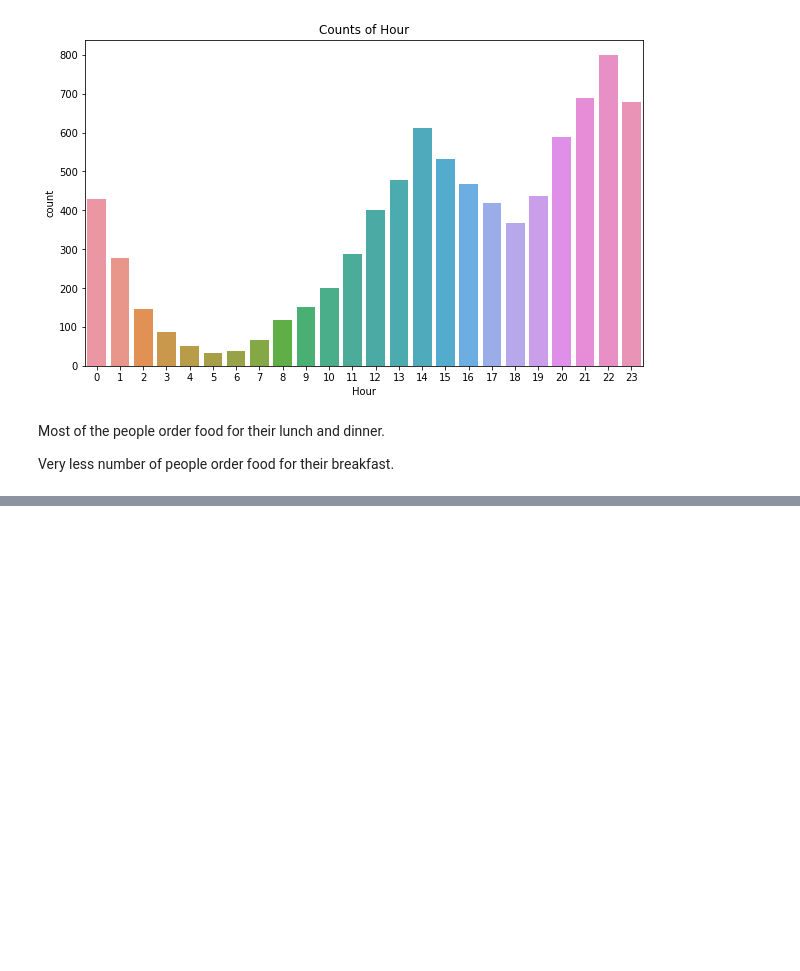
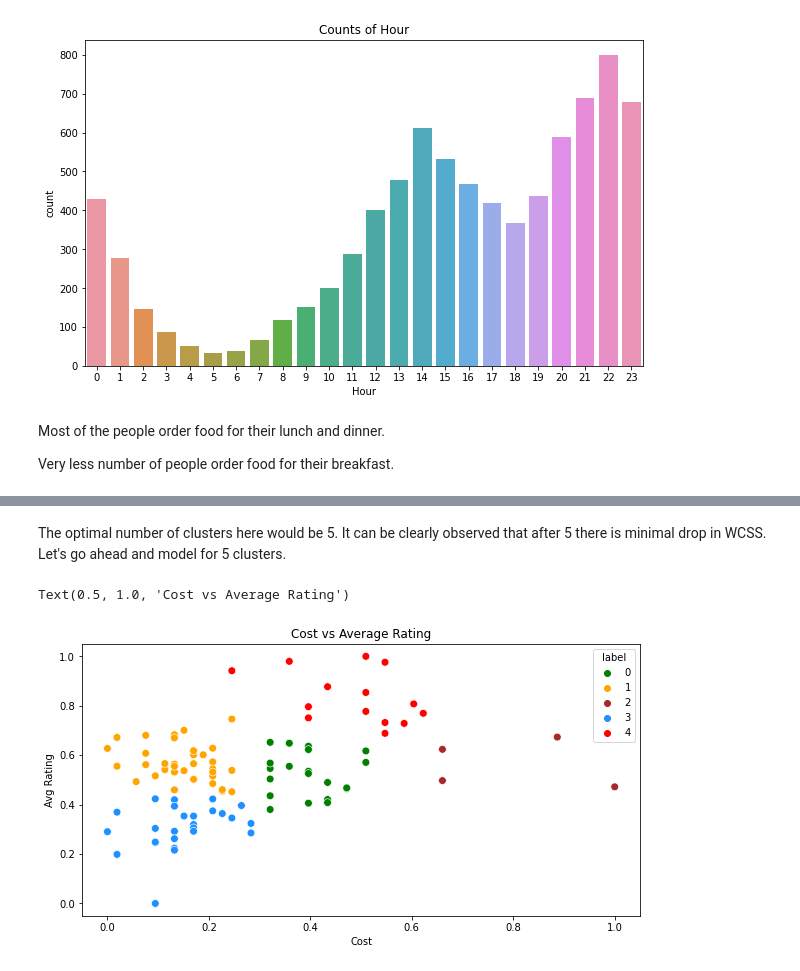
Before and after one commit to Srijan-Rai/Zomato-Restaurant-Clustering, a Jupyter notebook: ZOMATO_RESTAURANT_CLUSTERING_AND_SENTIMENT_ANALYSIS.ipynb, the cells around one changed output, grey strips where cells are left out. Saved outputs shown, nothing was run; the diff lists cells and outputs as text; code cells hidden in the pictures; blank space fills up the shorter version.

```diff
--- a/ZOMATO_RESTAURANT_CLUSTERING_AND_SENTIMENT_ANALYSIS.ipynb
+++ b/ZOMATO_RESTAURANT_CLUSTERING_AND_SENTIMENT_ANALYSIS.ipynb
@@ -557,0 +654,20 @@ Very less number of people order food for their breakfast.
+# %% [markdown]
+The optimal number of clusters here would be 5. It can be clearly observed that after 5 there is minimal drop in WCSS. Let's go ahead and model for 5 clusters.
+# %%
+#create a copy
+kmeans_df1 = scaled_df.copy()
+#fit predict kmeans on 5 clusters
+model1 = KMeans(n_clusters=5,random_state= 42)
+pred_1 = model1.fit_predict(kmeans_df1[['Cost', 'Average Ratings']])
+kmeans_df1["label"] = pred_1
+# %%
+#Scatterplot of the clusters
+plt.figure(figsize=(10,5))
+sns.scatterplot(x = 'Cost',y = 'Average Ratings',hue="label",
+                 palette=['green','orange','brown','dodgerblue','red'], legend='full',data = kmeans_df1  ,s = 60 )
+plt.xlabel('Cost')
+plt.ylabel('Avg Rating')
+plt.title('Cost vs Average Rating')
+# %% [output]
+Text(0.5, 1.0, 'Cost vs Average Rating')
+[figure, added]
```
Also changed, not shown: parts of 32 cells of this notebook.
